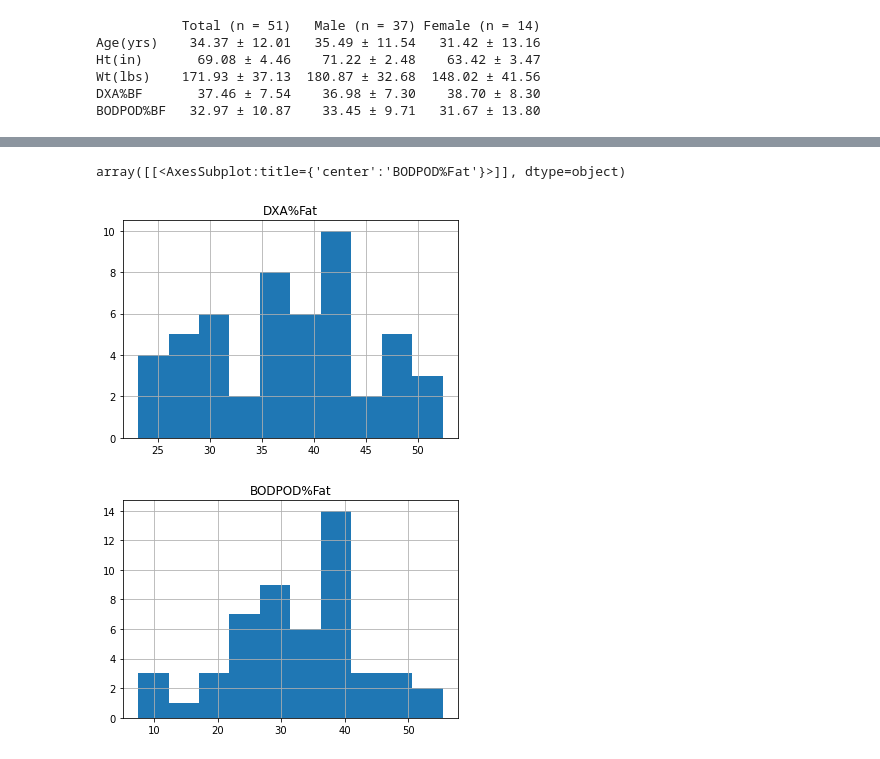
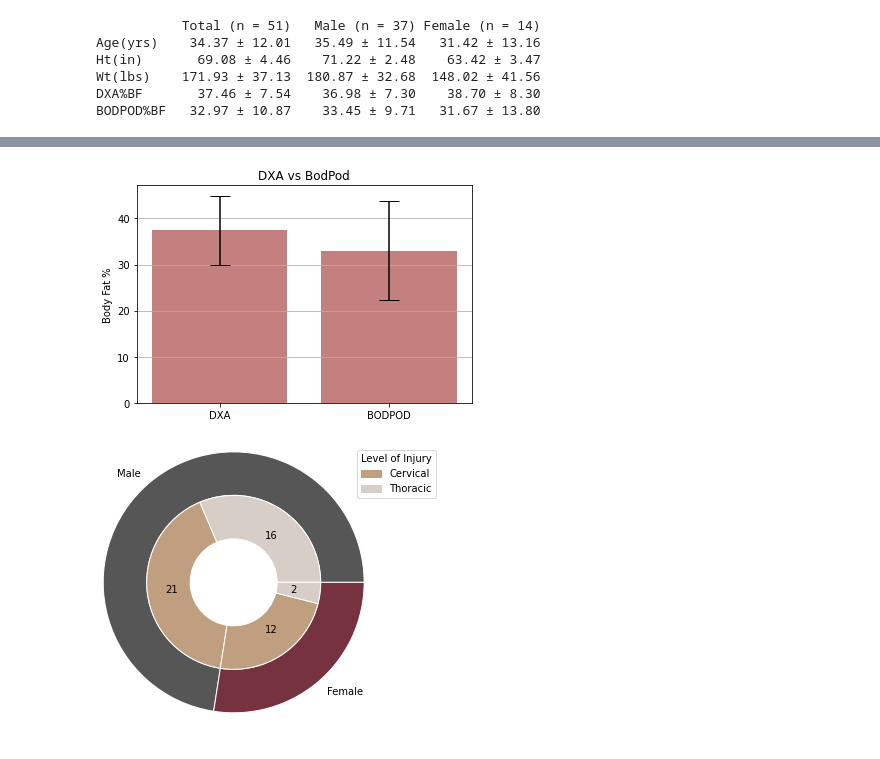
Before and after one commit to mdlove02/PythonDataAnalysis, a Jupyter notebook: BodyCompData-checkpoint.ipynb, the cells around one changed output, grey strips where cells are left out. Saved outputs shown, nothing was run; the diff lists cells and outputs as text; code cells hidden in the pictures.

```diff
--- a/BodyCompData-checkpoint.ipynb
+++ b/BodyCompData-checkpoint.ipynb
@@ -105,7 +100,58 @@ BODPOD%BF   32.97 ± 10.87    33.45 ± 9.71   31.67 ± 13.80
+# %%
+#Messing around with bar graphs and error bars
+
+groups = ["DXA", "BODPOD"]
+x = np.arange(len(groups))
+
+bar_dmean = dxa_array.mean()
+bar_bmean = bodpod_array.mean()
+bar_dstd = dxa_array.std()
+bar_bstd = bodpod_array.std()
+
+mean_bf = [bar_dmean, bar_bmean]
+error = [bar_dstd, bar_bstd]
+
+figure, axis = mp.subplots()
+axis.bar(x, mean_bf, yerr = error, align = "center", color = "#8b0000",
+         alpha = 0.5, ecolor = "black", capsize = 10)
+axis.set_ylabel("Body Fat %")
+axis.set_xticks(x)
+axis.set_xticklabels(groups)
+axis.set_title("DXA vs BodPod")
+axis.yaxis.grid(True)
+
+mp.show()
+# %% [output]
+[figure, added]
 # %%
-dxa.hist()
-bodpod.hist()
+# Messing with pie chart
+
+sex_group = ["Male 37", "Female 14"]
+injury_group = ["Thoracic 16", "Cervical 21", "Cervical 12", "Thoracic 2"]
+
+outer_name = [str(axis.split()[0]) for axis in sex_group]
+outer_size = [int(axis.split()[-1]) for axis in sex_group]
+
+inner_name = [str(axis.split()[0]) for axis in injury_group]
+inner_size = [int(axis.split()[-1]) for axis in injury_group]
+
+outer_colors = ['#565656','#76323f']
+inner_colors = ['#d7cec7','#c09f80','#c09f80','#d7cec7']
+
+figure, axis = mp.subplots()
+
+layer1 = axis.pie(outer_size, labels = outer_name, colors = outer_colors, radius = 1.5,
+                  wedgeprops=dict(width=0.5, edgecolor='w'))
+
+layer2 = axis.pie(inner_size, labels = inner_size, colors = inner_colors, radius = 1.5-0.5,
+                  labeldistance = 0.65, wedgeprops=dict(width=0.5, edgecolor='w'))
+
+legend_name = ["Cervical", "Thoracic"]
+test = mp.legend(legend_name, title="Level of Injury", loc="center", bbox_to_anchor=(1, 0.5, 0.5, 1))
+
+test.legendHandles[0].set_color('#c09f80')
+test.legendHandles[1].set_color('#d7cec7')
+
+mp.show()
 # %% [output]
-array([[<AxesSubplot:title={'center':'BODPOD%Fat'}>]], dtype=object)
-[figure, old version]
+[figure, new version]
-[figure, removed]
```
Also changed, not shown: parts of 8 cells of this notebook.
